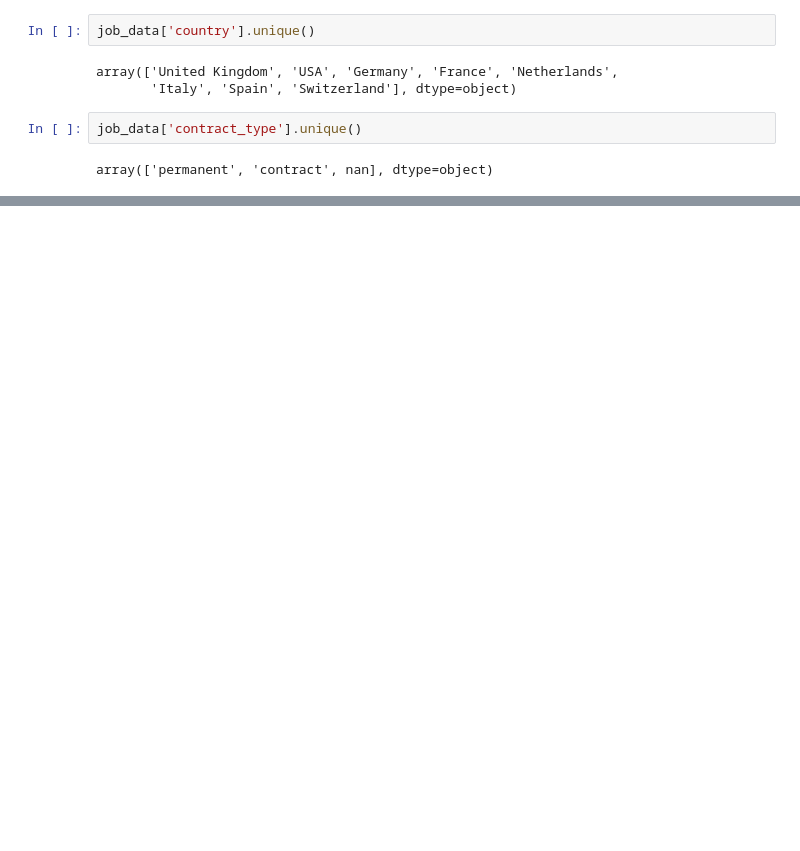
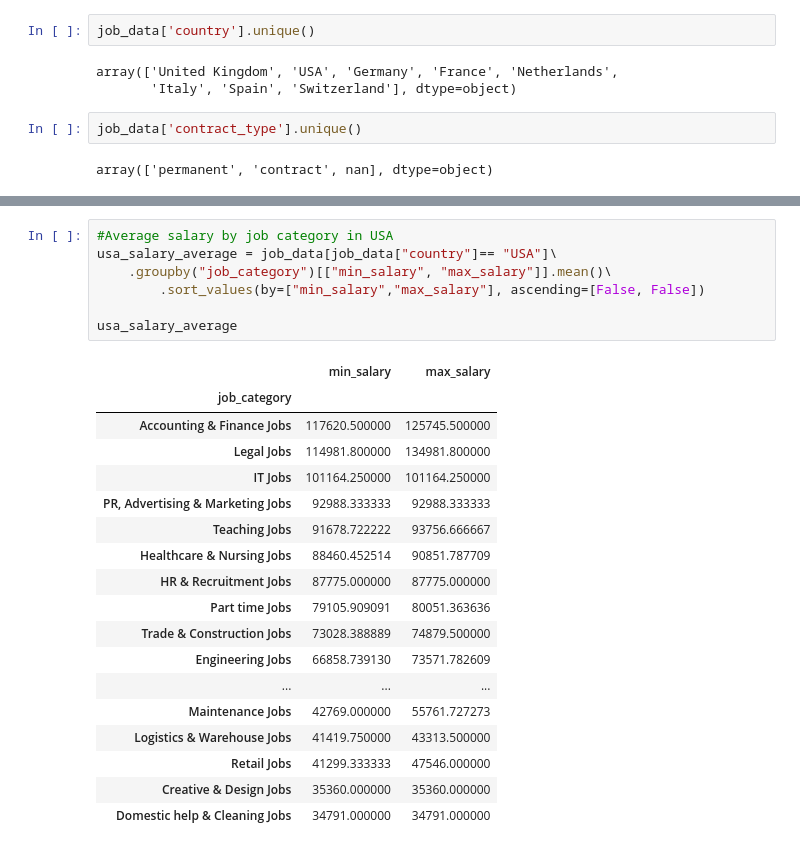
Before and after one commit to Archana-sth/JOB_MARKET_TREND_2025, a Jupyter notebook: notebook/data_cleaning.ipynb, the cells around one changed output, grey strips where cells are left out. Cells and saved outputs as stored; diff of their text form; blank space fills up the shorter version.

```diff
--- a/notebook/data_cleaning.ipynb
+++ b/notebook/data_cleaning.ipynb
@@ -238,0 +292,26 @@ array(['permanent', 'contract', nan], dtype=object)
+# %%
+#Average salary by job category in USA
+usa_salary_average = job_data[job_data["country"]== "USA"]\
+    .groupby("job_category")[["min_salary", "max_salary"]].mean()\
+        .sort_values(by=["min_salary","max_salary"], ascending=[False, False])
+
+usa_salary_average
+# %% [output]
+|  | min_salary | max_salary |
+| job_category |  |  |
+| Accounting & Finance Jobs | 117620.500000 | 125745.500000 |
+| Legal Jobs | 114981.800000 | 134981.800000 |
+| IT Jobs | 101164.250000 | 101164.250000 |
+| PR, Advertising & Marketing Jobs | 92988.333333 | 92988.333333 |
+| Teaching Jobs | 91678.722222 | 93756.666667 |
+| Healthcare & Nursing Jobs | 88460.452514 | 90851.787709 |
+| HR & Recruitment Jobs | 87775.000000 | 87775.000000 |
+| Part time Jobs | 79105.909091 | 80051.363636 |
+| Trade & Construction Jobs | 73028.388889 | 74879.500000 |
+| Engineering Jobs | 66858.739130 | 73571.782609 |
+| ... | ... | ... |
+| Maintenance Jobs | 42769.000000 | 55761.727273 |
+| Logistics & Warehouse Jobs | 41419.750000 | 43313.500000 |
+| Retail Jobs | 41299.333333 | 47546.000000 |
+| Creative & Design Jobs | 35360.000000 | 35360.000000 |
+| Domestic help & Cleaning Jobs | 34791.000000 | 34791.000000 |
```
Also changed, not shown: parts of 4 cells of this notebook.
